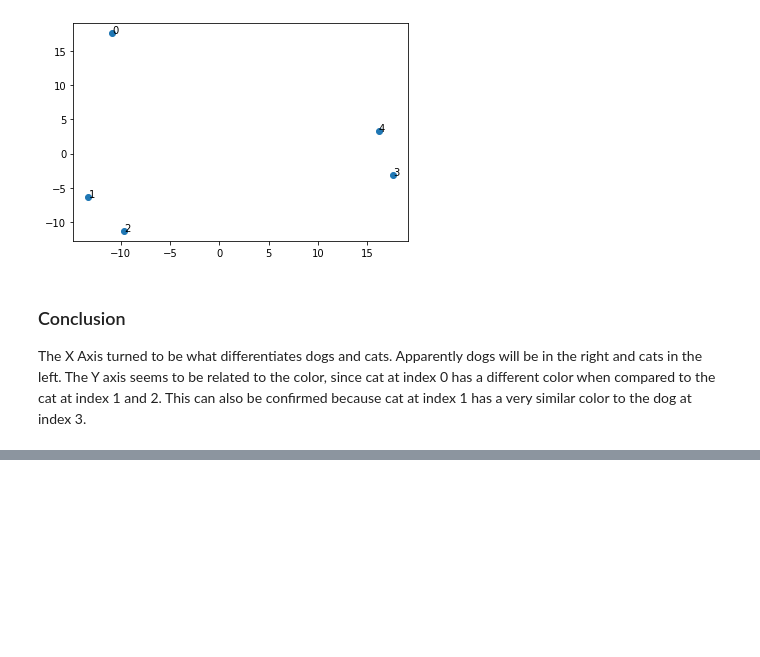
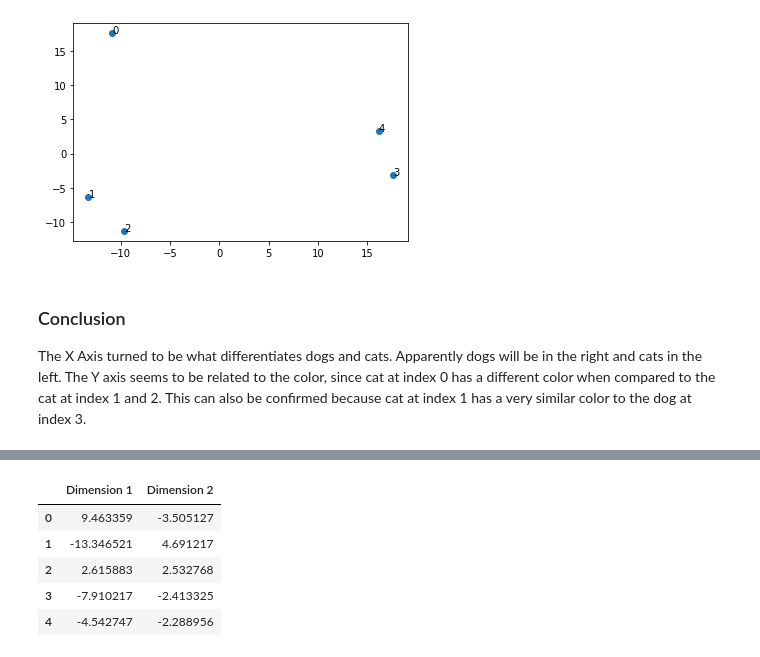
Before and after one commit to WittmannF/DL-plagiarism-detector, a Jupyter notebook: Plagiarism_Detector.ipynb, the cells around one changed output, grey strips where cells are left out. Cells and saved outputs as stored; diff of their text form; code cells hidden in the pictures; blank space fills up the shorter version.

```diff
--- a/Plagiarism_Detector.ipynb
+++ b/Plagiarism_Detector.ipynb
@@ -145,0 +219,14 @@ The X Axis turned to be what differentiates dogs and cats. Apparently dogs will
+# %%
+pca = PCA(n_components=2)
+reduced_data = pca.fit_transform(df)
+# Create a DataFrame for the reduced data
+reduced_data = pd.DataFrame(reduced_data, columns = ['Dimension 1', 'Dimension 2'])
+
+reduced_data.head()
+# %% [output]
+|  | Dimension 1 | Dimension 2 |
+| 0 | 9.463359 | -3.505127 |
+| 1 | -13.346521 | 4.691217 |
+| 2 | 2.615883 | 2.532768 |
+| 3 | -7.910217 | -2.413325 |
+| 4 | -4.542747 | -2.288956 |
```
Also changed, not shown: parts of 28 cells of this notebook.
